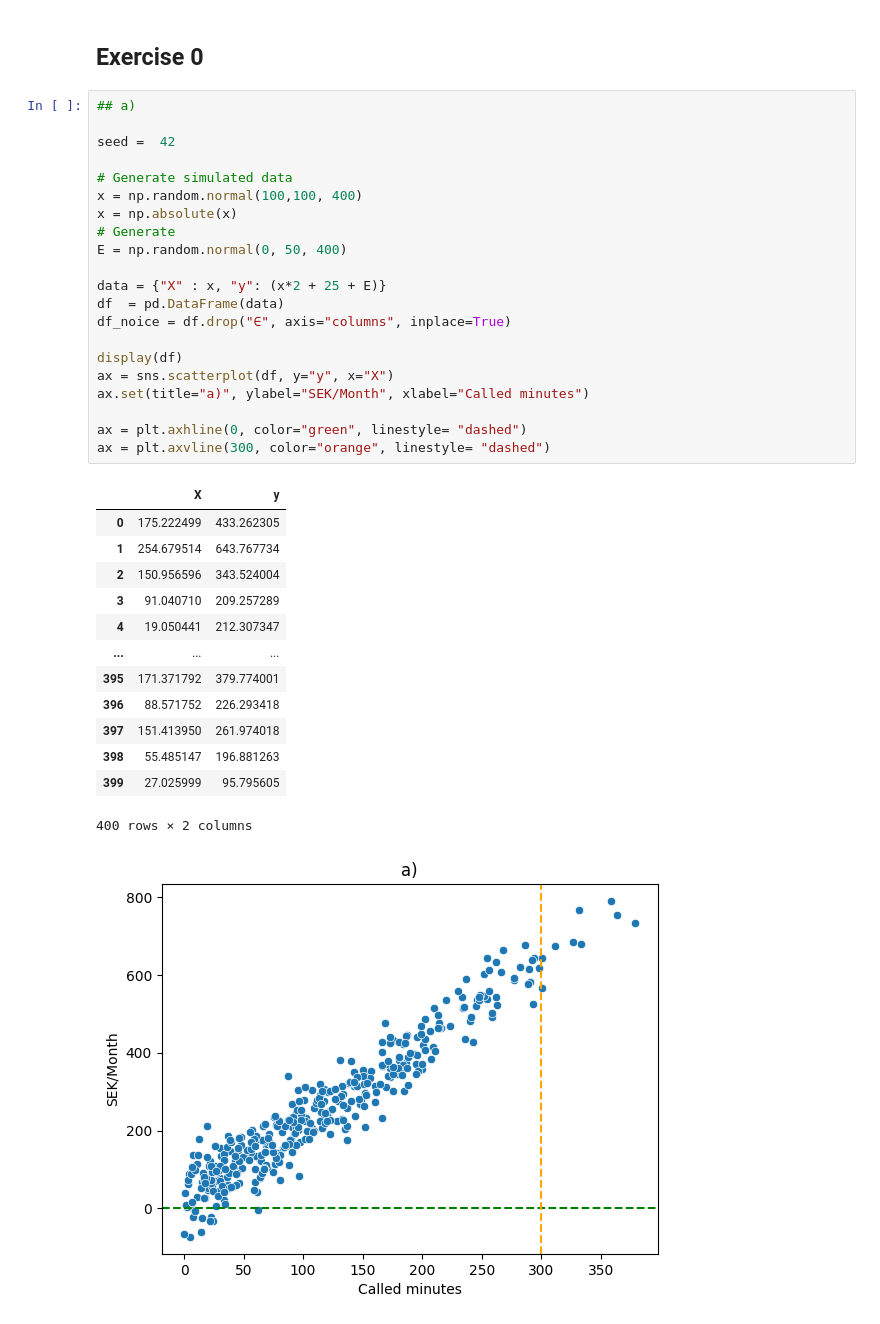
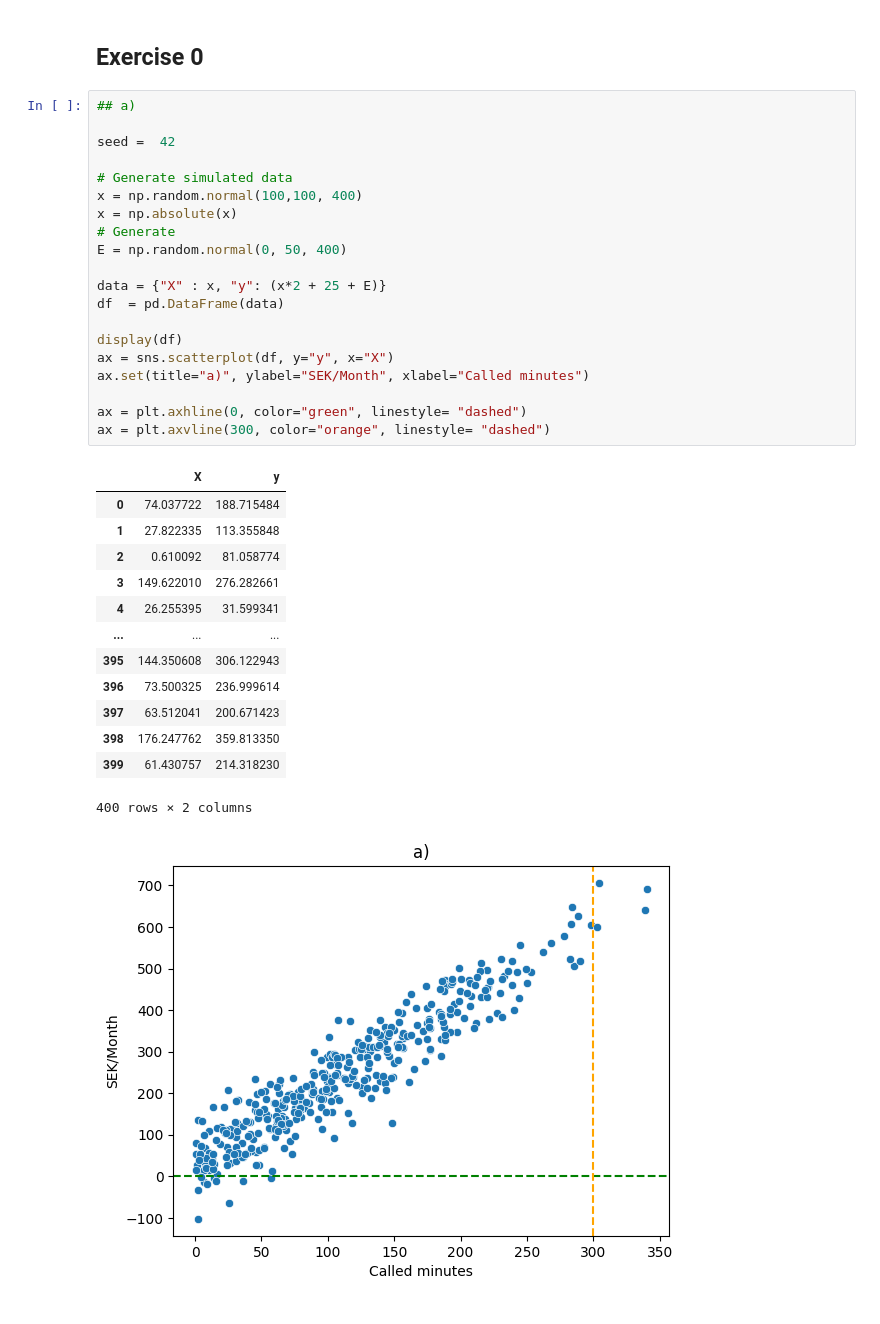
Before and after one commit to Crudeerz/ML-Rasmus-Berghall, a Jupyter notebook: Exercises/E00_answers.ipynb, the cells around one changed output. Cells and saved outputs as stored; diff of their text form.

```diff
--- a/Exercises/E00_answers.ipynb
+++ b/Exercises/E00_answers.ipynb
@@ -12,39 +12,38 @@ import matplotlib.pyplot as plt
 # %%
 ## a)
 
 seed =  42
 
 # Generate simulated data
 x = np.random.normal(100,100, 400)
 x = np.absolute(x)
 # Generate
 E = np.random.normal(0, 50, 400)
 
 data = {"X" : x, "y": (x*2 + 25 + E)}
 df  = pd.DataFrame(data)
-df_noice = df.drop("∈", axis="columns", inplace=True)
 
 display(df)
 ax = sns.scatterplot(df, y="y", x="X")
 ax.set(title="a)", ylabel="SEK/Month", xlabel="Called minutes")
 
 ax = plt.axhline(0, color="green", linestyle= "dashed")
 ax = plt.axvline(300, color="orange", linestyle= "dashed")
 # %% [output]
 |  | X | y |
-| 0 | 175.222499 | 433.262305 |
-| 1 | 254.679514 | 643.767734 |
-| 2 | 150.956596 | 343.524004 |
-| 3 | 91.040710 | 209.257289 |
-| 4 | 19.050441 | 212.307347 |
+| 0 | 74.037722 | 188.715484 |
+| 1 | 27.822335 | 113.355848 |
+| 2 | 0.610092 | 81.058774 |
+| 3 | 149.622010 | 276.282661 |
+| 4 | 26.255395 | 31.599341 |
 | ... | ... | ... |
-| 395 | 171.371792 | 379.774001 |
-| 396 | 88.571752 | 226.293418 |
-| 397 | 151.413950 | 261.974018 |
-| 398 | 55.485147 | 196.881263 |
-| 399 | 27.025999 | 95.795605 |
+| 395 | 144.350608 | 306.122943 |
+| 396 | 73.500325 | 236.999614 |
+| 397 | 63.512041 | 200.671423 |
+| 398 | 176.247762 | 359.813350 |
+| 399 | 61.430757 | 214.318230 |
 400 rows × 2 columns
-[figure, old version]
+[figure, new version]
 # %%
 ## b)
 
```
Also changed, not shown: parts of 5 cells of this notebook.
